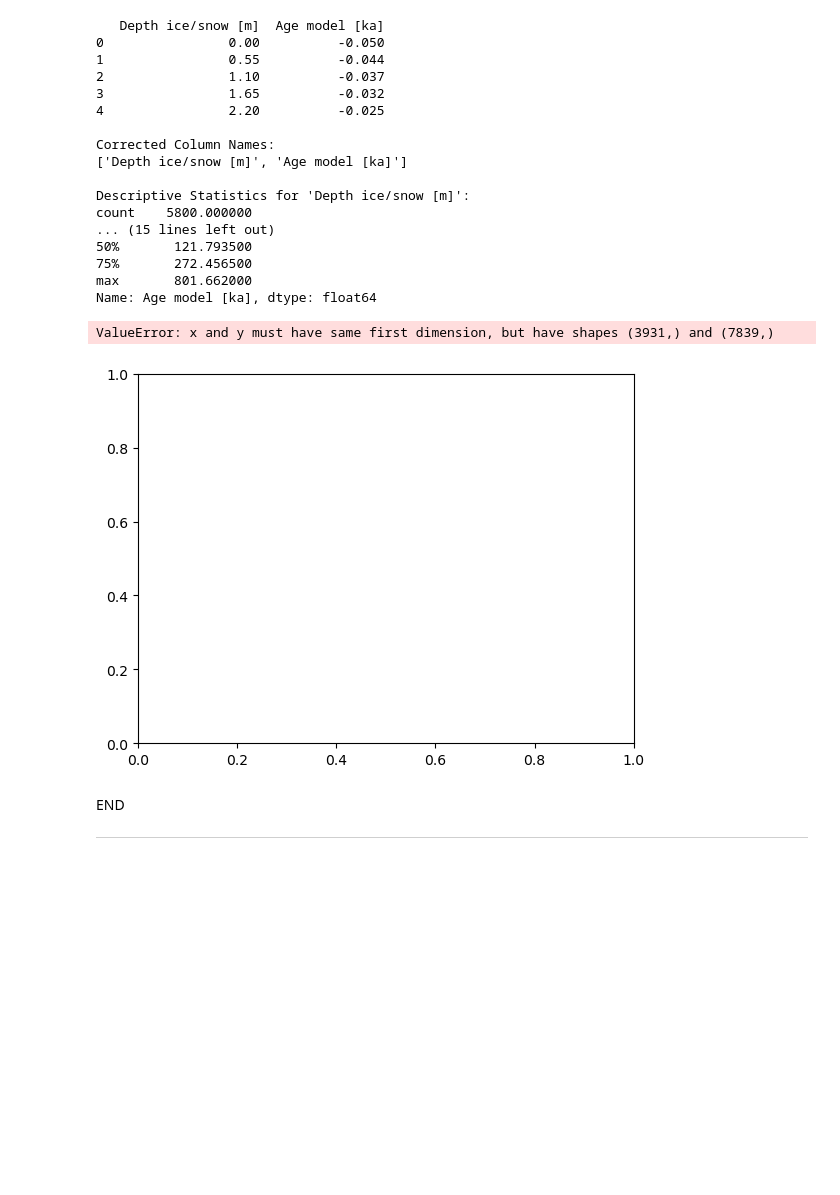
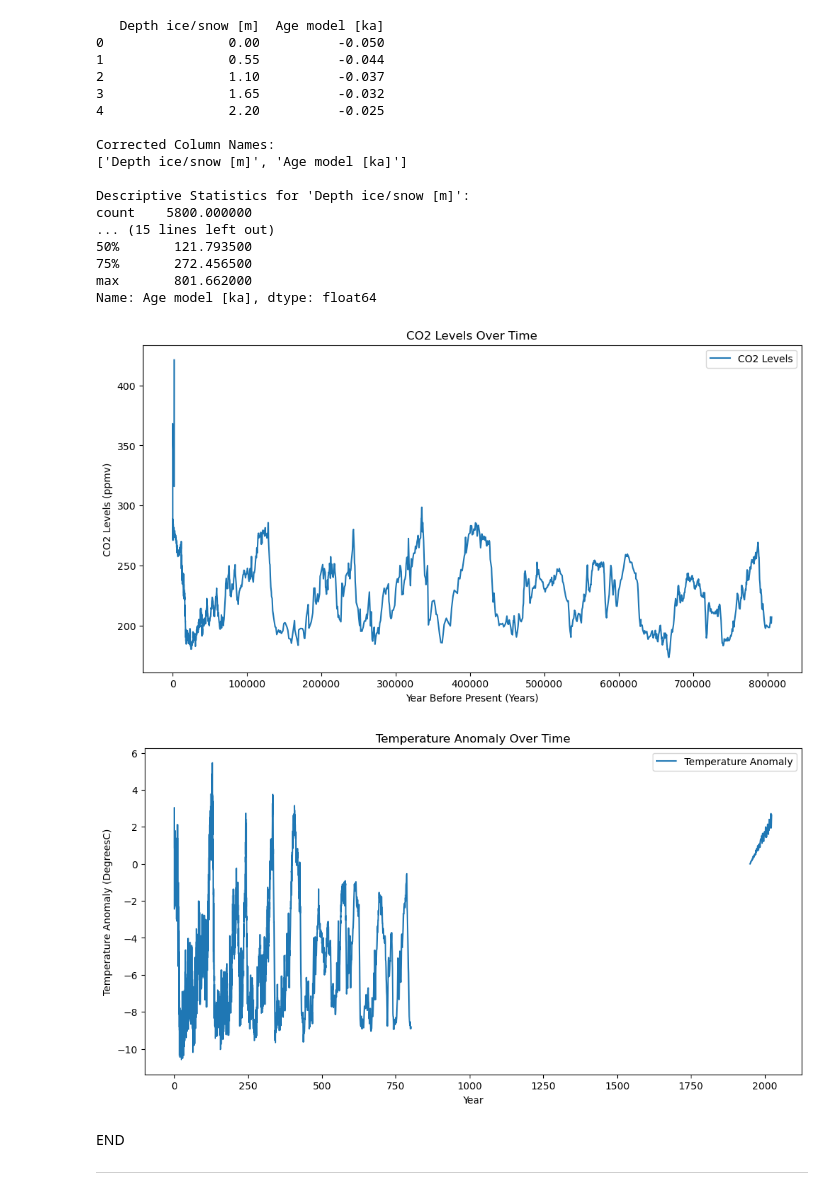
Before and after one commit to Gerbs2193/Programming-for-Data-Analysis-Project, a Jupyter notebook: project.ipynb, the cells around one changed output. Cells and saved outputs as stored; diff of their text form; code cells hidden in the pictures; blank space fills up the shorter version.

```diff
--- a/project.ipynb
+++ b/project.ipynb
@@ -677,29 +710,36 @@ count    5800.000000
 75%       272.456500
 max       801.662000
 Name: Age model [ka], dtype: float64
-# %%
-import pandas as pd
-import numpy as np
-import matplotlib.pyplot as plt
-from scipy.signal import correlate
-
-co2_df = pd.read_csv('fusedco2.csv')
-ttemp_df = pd.read_csv('TTEMP.csv')
-
-co2_column = 'Mean'
-temp_column = ' DegreesC'.strip()
-
-cross_corr_result = correlate(co2_df[co2_column], ttemp_df[temp_column], mode='full')
-time_lags = range(-len(co2_df) + 1, len(co2_df))
-
-plt.plot(time_lags, cross_corr_result)
-plt.xlabel('Time Lags (Years)')
-plt.ylabel('Cross-Correlation')
-plt.title('Temporal Leads/Lags and Cross-Correlation')
-plt.show()
-# %% [output]
-ValueError: x and y must have same first dimension, but have shapes (3931,) and (7839,)
-[figure, removed]
+# %%
+import pandas as pd
+import matplotlib.pyplot as plt
+
+co2_df = pd.read_csv('fusedco2.csv')
+co2_column_name = 'YearBP'
+co2_data_column_name = 'Mean'
+
+temp_df = pd.read_csv('TTEMP.csv')
+temp_column_name = 'Year'
+temp_data_column_name = 'DegreesC'
+
+plt.figure(figsize=(12, 6))
+plt.plot(co2_df[co2_column_name], co2_df[co2_data_column_name], label='CO2 Levels')
+plt.title('CO2 Levels Over Time')
+plt.xlabel('Year Before Present (Years)')
+plt.ylabel('CO2 Levels (ppmv)')
+plt.legend()
+plt.show()
+
+plt.figure(figsize=(12, 6))
+plt.plot(temp_df[temp_column_name], temp_df[temp_data_column_name], label='Temperature Anomaly')
+plt.title('Temperature Anomaly Over Time')
+plt.xlabel('Year')
+plt.ylabel('Temperature Anomaly (DegreesC)')
+plt.legend()
+plt.show()
+# %% [output]
+[figure, added]
+[figure, added]
 # %% [markdown]
 END
 ***
```
Also changed, not shown: parts of 3 cells of this notebook, 1 other file.
